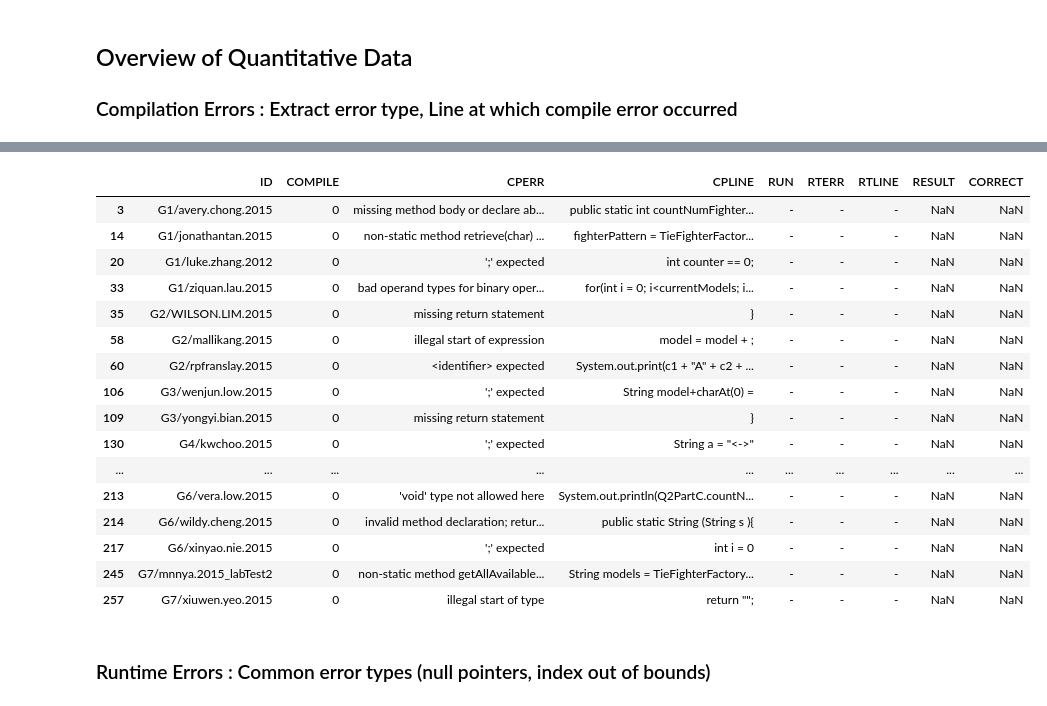
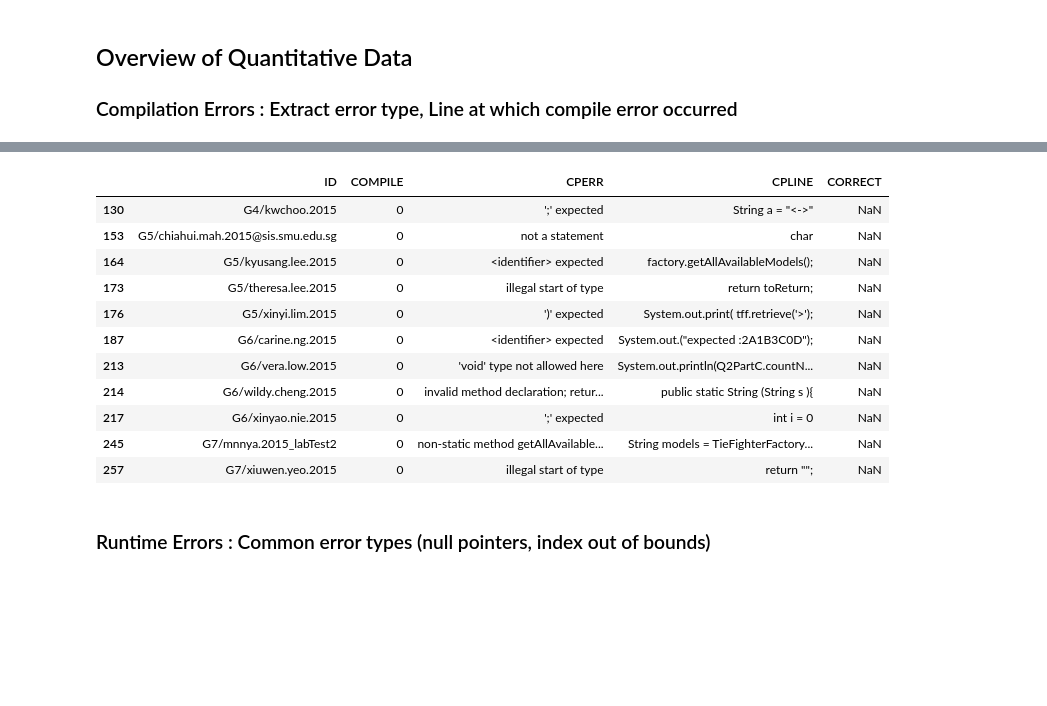
Before and after one commit to behminyan/IS470, a Jupyter notebook: IS470 Data Visualisation.ipynb, the cells around one changed output, grey strips where cells are left out. Cells and saved outputs as stored; diff of their text form; code cells hidden in the pictures; blank space fills up the shorter version.

Commit message:
Minor edits to DataViz (22 Mar) : truncated long tables for easy ref

```diff
--- a/IS470 Data Visualisation.ipynb
+++ b/IS470 Data Visualisation.ipynb
@@ -85,25 +74,20 @@ train_all2C[train_all2C.COMPILE == 0][train_all2C.CPERR == "cannot find symbol"]
 # %%
-# an exhaustive list of all other compile errors. Note similarities across students
+# an (sample) list of other compile errors. Note similarities across students
 
-train_all2C[train_all2C.COMPILE == 0][train_all2C.CPERR != "cannot find symbol"]
+train_all2C.drop(['RUN','RTERR','RTLINE','RESULT'],axis=1)[train_all2C.COMPILE == 0][train_all2C.CPERR != "cannot find symbol"].tail(11)
 # %% [output]
-|  | ID | COMPILE | CPERR | CPLINE | RUN | RTERR | RTLINE | RESULT | CORRECT |
-| 3 | G1/avery.chong.2015 | 0 | missing method body or declare ab... | public static int countNumFighter... | - | - | - | NaN | NaN |
-| 14 | G1/jonathantan.2015 | 0 | non-static method retrieve(char) ... | fighterPattern = TieFighterFactor... | - | - | - | NaN | NaN |
-| 20 | G1/luke.zhang.2012 | 0 | ';' expected | int counter == 0; | - | - | - | NaN | NaN |
-| 33 | G1/ziquan.lau.2015 | 0 | bad operand types for binary oper... | for(int i = 0; i<currentModels; i... | - | - | - | NaN | NaN |
-| 35 | G2/WILSON.LIM.2015 | 0 | missing return statement | } | - | - | - | NaN | NaN |
-| 58 | G2/mallikang.2015 | 0 | illegal start of expression | model = model + ; | - | - | - | NaN | NaN |
-| 60 | G2/rpfranslay.2015 | 0 | <identifier> expected | System.out.print(c1 + "A" + c2 + ... | - | - | - | NaN | NaN |
-| 106 | G3/wenjun.low.2015 | 0 | ';' expected | String model+charAt(0) = | - | - | - | NaN | NaN |
-| 109 | G3/yongyi.bian.2015 | 0 | missing return statement | } | - | - | - | NaN | NaN |
-| 130 | G4/kwchoo.2015 | 0 | ';' expected | String a = "<->" | - | - | - | NaN | NaN |
-| ... | ... | ... | ... | ... | ... | ... | ... | ... | ... |
-| 213 | G6/vera.low.2015 | 0 | 'void' type not allowed here | System.out.println(Q2PartC.countN... | - | - | - | NaN | NaN |
-| 214 | G6/wildy.cheng.2015 | 0 | invalid method declaration; retur... | public static String (String s ){ | - | - | - | NaN | NaN |
-| 217 | G6/xinyao.nie.2015 | 0 | ';' expected | int i = 0 | - | - | - | NaN | NaN |
-| 245 | G7/mnnya.2015_labTest2 | 0 | non-static method getAllAvailable... | String models = TieFighterFactory... | - | - | - | NaN | NaN |
-| 257 | G7/xiuwen.yeo.2015 | 0 | illegal start of type | return ""; | - | - | - | NaN | NaN |
+|  | ID | COMPILE | CPERR | CPLINE | CORRECT |
+| 130 | G4/kwchoo.2015 | 0 | ';' expected | String a = "<->" | NaN |
+| 153 | G5/chiahui.mah.2015@sis.smu.edu.sg | 0 | not a statement | char | NaN |
+| 164 | G5/kyusang.lee.2015 | 0 | <identifier> expected | factory.getAllAvailableModels(); | NaN |
+| 173 | G5/theresa.lee.2015 | 0 | illegal start of type | return toReturn; | NaN |
+| 176 | G5/xinyi.lim.2015 | 0 | ')' expected | System.out.print( tff.retrieve('>'); | NaN |
+| 187 | G6/carine.ng.2015 | 0 | <identifier> expected | System.out.("expected :2A1B3C0D"); | NaN |
+| 213 | G6/vera.low.2015 | 0 | 'void' type not allowed here | System.out.println(Q2PartC.countN... | NaN |
+| 214 | G6/wildy.cheng.2015 | 0 | invalid method declaration; retur... | public static String (String s ){ | NaN |
+| 217 | G6/xinyao.nie.2015 | 0 | ';' expected | int i = 0 | NaN |
+| 245 | G7/mnnya.2015_labTest2 | 0 | non-static method getAllAvailable... | String models = TieFighterFactory... | NaN |
+| 257 | G7/xiuwen.yeo.2015 | 0 | illegal start of type | return ""; | NaN |
 # %% [markdown]
 ### Runtime Errors : Common error types (null pointers, index out of bounds)
 # %%
```
Also changed, not shown: parts of 3 cells of this notebook.
